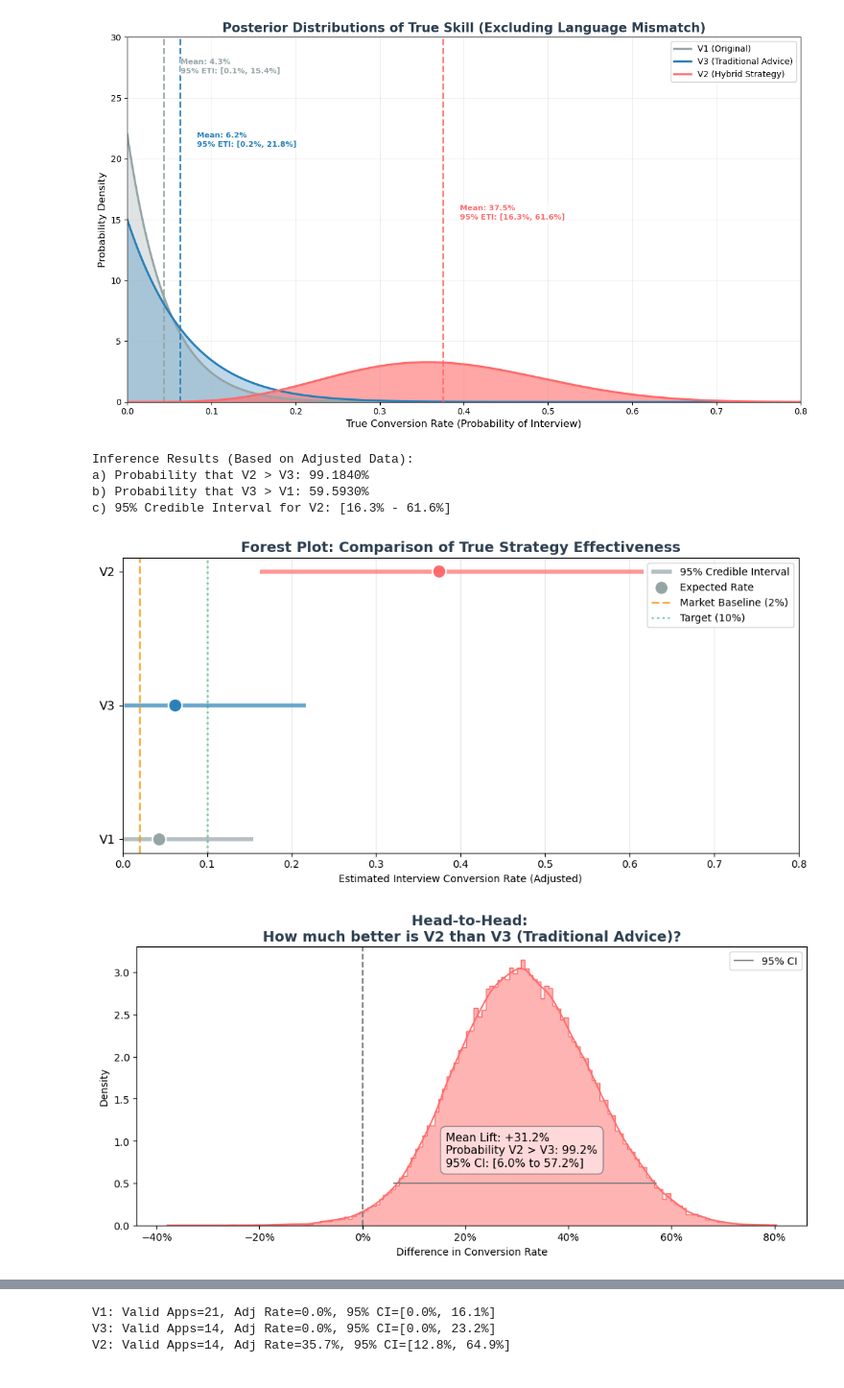
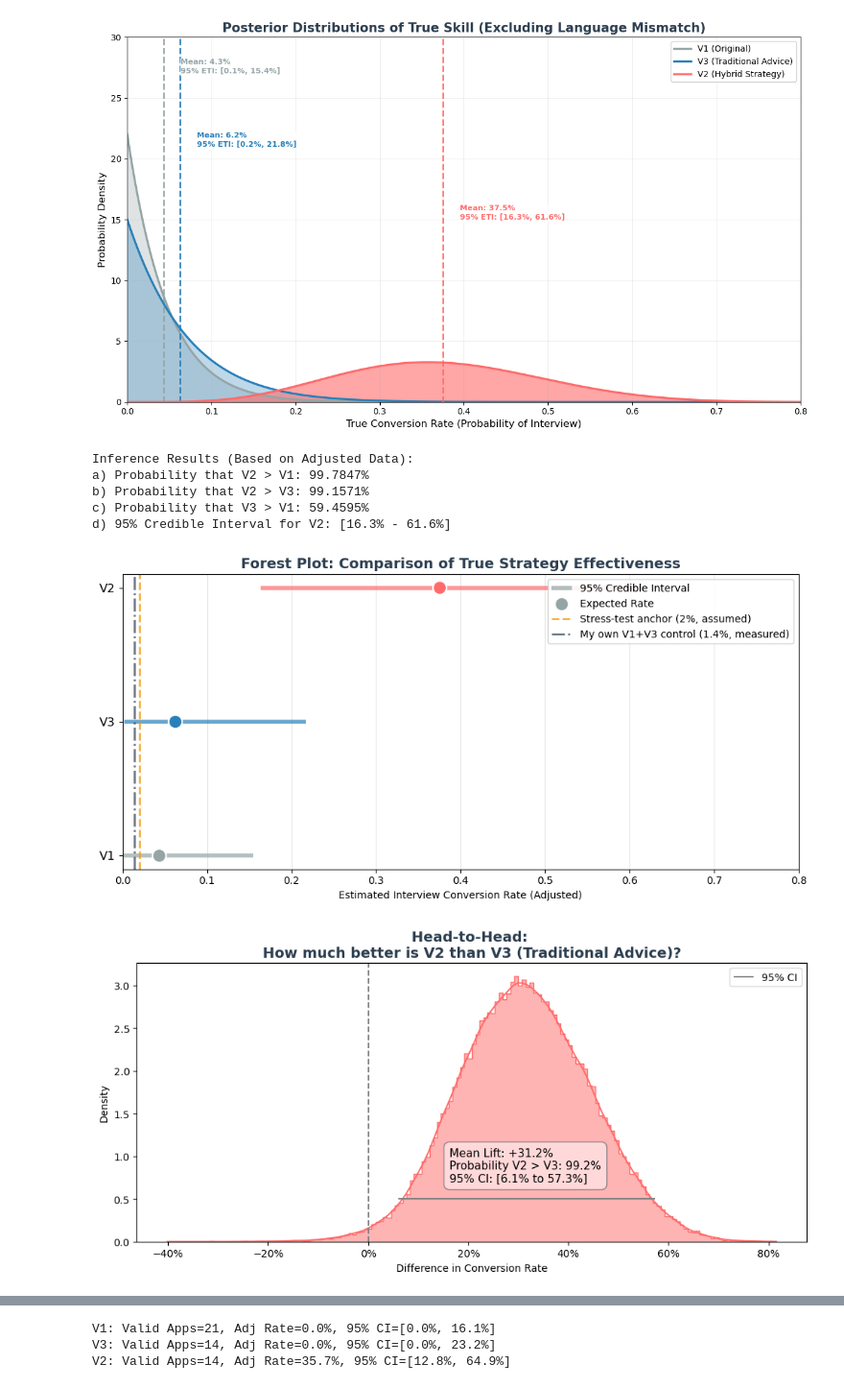
Before and after one commit to marco50608/bayesian-resume-analysis, a Jupyter notebook: Resume Conversion.ipynb, the cells around one changed output, grey strips where cells are left out. Shown at 96% size. Drawn from its saved outputs; the diff is of its cells as text; code cells hidden in the pictures.

```diff
--- a/Resume Conversion.ipynb
+++ b/Resume Conversion.ipynb
@@ -28,7 +28,7 @@ PART 0: Global Configuration & Data Setup
 PART 1: Prior Predictive Simulation (Flat Prior)
 PART 2: Model Fitting (Using ADJUSTED Data)
 PART 3: Posterior Predictive Simulation (The "Noodle" Plot)
-PART 4: KDE Plot (Mean vs Peak)
+PART 4: Posterior PDF (Mean vs Peak)
 PART 5: Inference (Probability Queries)
 PART 6: Forest Plot & Difference Plot
 PART 7: Timeline Step Plot (Time-Based)
@@ -59,7 +59,9 @@ from matplotlib.ticker import PercentFormatter
 np.random.seed(222)
 
 # Global Constants
-MARKET_BASELINE = 0.02  # 2% Market Average for non-native speakers
+# A round-number STRESS-TEST ANCHOR, not a measured market rate. Part 10
+# works through why it should not carry a headline claim.
+MARKET_BASELINE = 0.02
 TARGET_RATE = 0.10      # 10% Target Conversion Rate
 
 COLORS = {
@@ -106,6 +108,14 @@ for key in plot_order:
     s = strategies[key]
     s['valid_n'] = s['n'] - s['german_req']
 
+# The MEASURED counterpart to MARKET_BASELINE: my own conventional-CV arms.
+# V1 + V3 pooled under a Jeffreys prior - same person, same market, same
+# window, same A1 German. Only the CV format differs.
+_pool_k = sum(strategies[k]['k']       for k in plot_order if k != 'V2')
+_pool_n = sum(strategies[k]['valid_n'] for k in plot_order if k != 'V2')
+CONTROL_RATE = (0.5 + _pool_k) / (1.0 + _pool_n)   # 0/35 -> 1.39%
+print(f"Measured control (V1+V3 pooled): {_pool_k}/{_pool_n} -> {CONTROL_RATE:.2%}")
+
 print("Global Data Configuration Loaded.")
 print("NOTE: Bayesian Inference will use ADJUSTED data (excluding German roles) to evaluate true resume skill.")
 for key in plot_order:
@@ -162,6 +173,11 @@ Reason: We want to measure the effectiveness of the resume content itself, exclu
 factors like language mismatch which are independent of resume quality.
 """
 n_samples = 100000
+
+# Local stream, like Parts 3 / 10 / 13 already use. Without this, these draws
+# come from the global RandomState and depend on how much randomness Part 1
+# consumed first — re-running this cell alone silently changes the numbers.
+rng_part2 = np.random.default_rng(222)
 
 print("Updating Beliefs (Bayesian Inference) using ADJUSTED Data:")
 print("-" * 50)
@@ -189,7 +205,7 @@ for key, data in strategies.items():
     data['posterior_dist'] = dist
     data['post_alpha'] = post_alpha
     data['post_beta'] = post_beta
-    data['samples'] = dist.rvs(n_samples)
+    data['samples'] = dist.rvs(n_samples, random_state=rng_part2)
 
     print(f"[{key}] Valid Apps: {successes}/{valid_n} -> Posterior: Beta({post_alpha}, {post_beta})")
 
@@ -364,36 +408,43 @@ samples_v1 = strategies['V1']['samples']
 samples_v2 = strategies['V2']['samples']
 samples_v3 = strategies['V3']['samples']
 
-# a) V2 > V3?
-prob_v2_better_v3 = np.mean(samples_v2 > samples_v3)
+from scipy.integrate import quad
 
-# b) V3 > V1?
-prob_v3_better_v1 = np.mean(samples_v3 > samples_v1)
+def prob_a_beats_b(a1, b1, a2, b2):
+    """Exact P(theta_1 > theta_2) for independent Beta(a1,b1), Beta(a2,b2)."""
+    f = lambda t: stats.beta.pdf(t, a1, b1) * stats.beta.cdf(t, a2, b2)
+    return quad(f, 0.0, 1.0, limit=200)[0]
 
-# c) V2 Credible Interval
-ci_v2 = np.percentile(samples_v2, [2.5, 97.5])
+_pa = lambda k: (strategies[k]['post_alpha'], strategies[k]['post_beta'])
+
+prob_v2_better_v3 = prob_a_beats_b(*_pa('V2'), *_pa('V3'))
+prob_v2_better_v1 = prob_a_beats_b(*_pa('V2'), *_pa('V1'))
+prob_v3_better_v1 = prob_a_beats_b(*_pa('V3'), *_pa('V1'))
+ci_v2 = strategies['V2']['posterior_dist'].ppf([0.025, 0.975])
 
 print(f"Inference Results (Based on Adjusted Data):")
-print(f"a) Probability that V2 > V3: {prob_v2_better_v3:.4%}")
-print(f"b) Probability that V3 > V1: {prob_v3_better_v1:.4%}")
-print(f"c) 95% Credible Interval for V2: [{ci_v2[0]:.1%} - {ci_v2[1]:.1%}]")
+print(f"a) Probability that V2 > V1: {prob_v2_better_v1:.4%}")
+print(f"b) Probability that V2 > V3: {prob_v2_better_v3:.4%}")
+print(f"c) Probability that V3 > V1: {prob_v3_better_v1:.4%}")
+print(f"d) 95% Credible Interval for V2: [{ci_v2[0]:.1%} - {ci_v2[1]:.1%}]")
 # %% [output]
 Inference Results (Based on Adjusted Data):
-a) Probability that V2 > V3: 99.1840%
-b) Probability that V3 > V1: 59.5930%
-c) 95% Credible Interval for V2: [16.3% - 61.6%]
+a) Probability that V2 > V1: 99.7847%
+b) Probability that V2 > V3: 99.1571%
+c) Probability that V3 > V1: 59.4595%
+d) 95% Credible Interval for V2: [16.3% - 61.6%]
 # %%
 # ==========================================
 # PART 6: Forest Plot & Difference Plot
 # ==========================================
 """
 Objective: Summarize the comparison in a decision-ready format.
-Chart A (Forest Plot): Shows the Credible Intervals vs Market Baseline.
+Chart A (Forest Plot): Shows the Credible Intervals vs Stress-test Anchor.
     - If the interval is entirely to the right of the baseline, the strategy is significantly effective.
 Chart B (Difference Plot): Shows the distribution of (V2 - V3).
     - Quantifies the "Lift" or improvement.
 Key Insight:
-- Chart A (Forest Plot) reveals that V2 is the ONLY strategy where the 95% Credible Interval sits entirely above the Market Baseline (2%).
+- Chart A (Forest Plot) reveals that V2 is the ONLY strategy where the 95% Credible Interval sits entirely above the stress-test anchor (2%).
 - Chart B (Difference Plot) confirms a positive "Lift" with >99% probability, visually ruling out V3 as a superior option.
 """
 # Chart A: Forest Plot
@@ -426,8 +477,10 @@ plt.xlabel("Estimated Interview Conversion Rate (Adjusted)")
 plt.title("Forest Plot: Comparison of True Strategy Effectiveness", fontsize=14, fontweight='bold', color='#2c3e50')
 
 # Add Market Baseline (2%) and Target (10%)
-plt.axvline(0.02, color=COLORS['Market'], linestyle='--', linewidth=2, alpha=0.8, label='Market Baseline (2%)')
-plt.axvline(0.10, color=COLORS['Target'], linestyle=':', linewidth=2, alpha=0.6, label='Target (10%)')
+plt.axvline(MARKET_BASELINE, color=COLORS['Market'], linestyle='--', linewidth=2, alpha=0.8,
+            label=f'Stress-test anchor ({MARKET_BASELINE:.0%}, assumed)')
+plt.axvline(CONTROL_RATE, color='#2c3e50', linestyle='-.', linewidth=2, alpha=0.7,
+            label=f'My own V1+V3 control ({CONTROL_RATE:.1%}, measured)')
 
 plt.xlim(0, 0.8)
 plt.grid(axis='x', alpha=0.3)
@@ -437,36 +490,37 @@ plt.show()
 
 # Chart B: Difference Plot (V2 - V3)
 diff_v2_v3 = samples_v2 - samples_v3
 prob_positive = np.mean(diff_v2_v3 > 0)
-mean_diff = np.mean(diff_v2_v3)
+mean_diff = (strategies['V2']['posterior_dist'].mean()
+             - strategies['V3']['posterior_dist'].mean())
 ci_diff = np.percentile(diff_v2_v3, [2.5, 97.5])
 
 plt.figure(figsize=(10, 5))
 # Use V2 color for difference plot to show "V2's Gain"
 sns.histplot(diff_v2_v3, kde=True, color=COLORS['V2'], alpha=0.5, stat='density', element="step")
 plt.axvline(0, color='gray', linestyle='--', linewidth=1.5)
 
 plt.hlines(y=0.5, xmin=ci_diff[0], xmax=ci_diff[1], color='gray', linewidth=1.5, label='95% CI')
 
 # Add Statistics Box (Moved to left of 0.0 to avoid overlap)
 stats_text = (
     f"Mean Lift: +{mean_diff:.1%}\n"
     f"Probability V2 > V3: {prob_positive:.1%}\n"
     f"95% CI: [{ci_diff[0]:.1%} to {ci_diff[1]:.1%}]"
 )
 # Position text at x=-0.15 (left side)
 plt.text(mean_diff-0.15, 0.7, stats_text, fontsize=11,
          bbox=dict(facecolor='white', alpha=0.5, edgecolor='#2c3e50', boxstyle='round,pad=0.5'))
 
 plt.title(f"Head-to-Head: \nHow much better is V2 than V3 (Traditional Advice)?", fontsize=14, fontweight='bold', color='#2c3e50')
 plt.xlabel("Difference in Conversion Rate")
 plt.gca().xaxis.set_major_formatter(PercentFormatter(xmax=1))
 plt.legend()
 plt.tight_layout()
 plt.show()
 # %% [output]
-[figure, old version]
+[figure, new version]
-[figure, old version]
+[figure, new version]
 # %%
 # ==========================================
 # PART 7: Timeline Step Plot (Time-Based)
```
Also changed, not shown: parts of 9 cells of this notebook, 5 other files.
